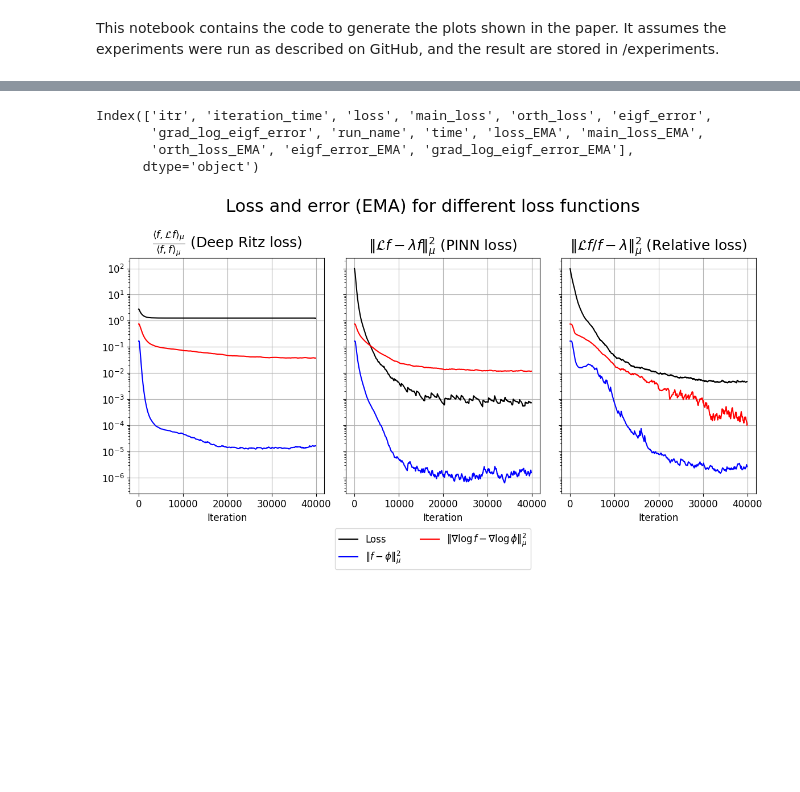
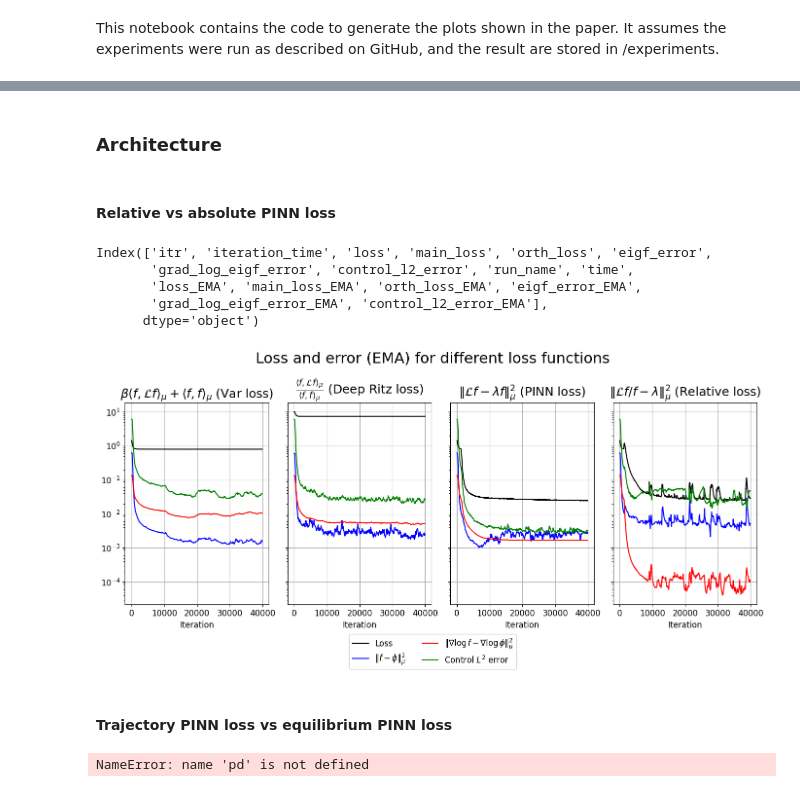
Before and after one commit to lclaeys/eigenfunction-solver, a Jupyter notebook: plots.ipynb, the cells around one changed output, grey strips where cells are left out. Saved outputs shown, nothing was run; the diff lists cells and outputs as text; code cells hidden in the pictures; blank space fills up the shorter version.

Commit message:
plots

```diff
--- a/plots.ipynb
+++ b/plots.ipynb
@@ -8,0 +17,16 @@ import matplotlib.pyplot as plt
+# %%
+cfg = OmegaConf.load('experiment_cfg.yaml')
+cfg.setting = "OU_quadratic_hard"
+cfg.d = 20
+cfg.T = 4.0
+ts = torch.linspace(0, cfg.T, cfg.num_steps + 1).to(cfg.device)
+x0, sigma, optimal_sde, neural_sde = define_variables(cfg, ts)
+optimal_sde.use_learned_control = False
+# %%
+state0 = x0.repeat(cfg.optim.batch_size, 1)
+states,_,_,_,_,target_controls = stochastic_trajectories(
+                            optimal_sde,
+                            state0,
+                            ts.to(state0),
+                            cfg.lmbd,
+                            detach=True)
@@ -9,66 +56,76 @@ import matplotlib.pyplot as plt
+# %% [markdown]
+### Architecture
+# %% [markdown]
+#### Relative vs absolute PINN loss
 # %%
-experiment_name = "OU_anisotropic"
-run_names = ['ritz','pinn','rel']
+experiment_name = "OU_stable_d20"
+run_names = ['var','ritz','pinn','rel']
 # %%
 dfs = []
 for run_name in run_names:
     df = pd.read_csv(f'experiments/{experiment_name}/{run_name}/logs.csv')
+    df.dropna(how='all', inplace=True)
     df['run_name'] = run_name
-    df.dropna(how='all', inplace=True)
     df['time'] = df['iteration_time'].cumsum()
     df.ffill(inplace=True)
     dfs.append(df)
 
 df = pd.concat(dfs)
 
-EMA_halflife = 500
+EMA_halflife = 200
 for column in df.columns:
     if 'error' in column or 'loss' in column:
         df[f'{column}_EMA'] = (
             df.groupby('run_name')[column]
-            #.transform(lambda x: np.exp(x.apply(lambda x: np.log(x)).ewm(halflife=EMA_halflife, adjust=False).mean()))
-            .transform(lambda x: x.apply(lambda x: x.ewm(halflife=EMA_halflife, adjust=False).mean()))
+            .transform(lambda x: np.exp(x.apply(lambda x: np.log(x)).ewm(halflife=EMA_halflife, adjust=False).mean()))
+            #.transform(lambda x: x.apply(lambda x: x.ewm(halflife=EMA_halflife, adjust=False).mean()))
         )
 
 print(df.columns)
 # %% [output]
 Index(['itr', 'iteration_time', 'loss', 'main_loss', 'orth_loss', 'eigf_error',
-       'grad_log_eigf_error', 'run_name', 'time', 'loss_EMA', 'main_loss_EMA',
-       'orth_loss_EMA', 'eigf_error_EMA', 'grad_log_eigf_error_EMA'],
+       'grad_log_eigf_error', 'control_l2_error', 'run_name', 'time',
+       'loss_EMA', 'main_loss_EMA', 'orth_loss_EMA', 'eigf_error_EMA',
+       'grad_log_eigf_error_EMA', 'control_l2_error_EMA'],
       dtype='object')
 # %%
 with plt.rc_context({'font.size': 12}):
-    fig, axes = plt.subplots(1, 3, figsize=(12,6),sharey=True,sharex=True)  # 1 row, 2 columns
+    fig, axes = plt.subplots(1, len(run_names), figsize=(14,6),sharey=True,sharex=True)  # 1 row, 2 columns
 
     index = 'itr'
+    col_appendix = "_EMA"
     labels = {
+        'var': r'$\beta\langle f, \mathcal{L}f\rangle_\mu + \langle f, f\rangle_\mu$ (Var loss)',
         'ritz': r'$\frac{\langle f, \mathcal{L}f\rangle_\mu}{\langle f, f\rangle_\mu}$ (Deep Ritz loss)',
         'pinn': r'$\|\mathcal{L}f-\lambda f\|_\mu^2$ (PINN loss)',
         'rel': r'$\|\mathcal{L}f/f-\lambda\|_\mu^2$ (Relative loss)',
     }
 
     for i in range(len(run_names)):
         run_df = df.query(f'run_name=="{run_names[i]}"')
-        run_df.plot(x=index,y='loss_EMA', color='black', ax = axes[i],label='Loss')
-        run_df.plot(x=index,y='eigf_error_EMA', color='blue', ax = axes[i],label=r"$\|f-\phi\|_{\mu}^2$")
-        run_df.plot(x=index,y='grad_log_eigf_error_EMA', color='red', ax = axes[i],label=r"$\|\nabla\log f-\nabla \log\phi\|_{\mu}^2$")
+        run_df.plot(x=index,y='loss'+col_appendix, color='black', ax = axes[i],label='Loss')
+        run_df.plot(x=index,y='eigf_error'+col_appendix, color='blue', ax = axes[i],label=r"$\|f-\phi\|_{\mu}^2$")
+        run_df.plot(x=index,y='grad_log_eigf_error'+col_appendix, color='red', ax = axes[i],label=r"$\|\nabla\log f-\nabla \log\phi\|_{\mu}^2$")
+        run_df.plot(x=index,y='control_l2_error'+col_appendix, color='green', ax = axes[i],label=r"Control $L^2$ error")
 
         #ax[i].set_title("$\|f-\phi\|_{\mu}^2$")
         axes[i].set_title(labels[run_names[i]],fontsize=18)
         axes[i].set_yscale('log')
         axes[i].grid()
         axes[i].set_xlabel('Time (s)' if index=="time" else "Iteration")
-        #axes[i].set_xlim(0,20000)
+        #axes[i].set_xlim(0,80000)
 
     for ax in axes:
         ax.legend().set_visible(False)
 
     # Create shared legend
     handles, labels = axes[0].get_legend_handles_labels()
     fig.legend(handles, labels, loc='lower center', ncol=2, bbox_to_anchor=(0.5, -0.12))
     plt.suptitle('Loss and error (EMA) for different loss functions',fontsize=22)
 
     plt.tight_layout()
     plt.show()
 # %% [output]
-[figure, old version]
+[figure, new version]
+# %% [markdown]
+#### Trajectory PINN loss vs equilibrium PINN loss
@@ -74,0 +135,24 @@ with plt.rc_context({'font.size': 12}):
+# %%
+dfs = []
+for run_name in run_names:
+    df = pd.read_csv(f'experiments/{experiment_name}/{run_name}/logs.csv')
+    df.dropna(how='all', inplace=True)
+    df['run_name'] = run_name
+    df['time'] = df['iteration_time'].cumsum()
+    df.ffill(inplace=True)
+    dfs.append(df)
+
+df = pd.concat(dfs)
+
+EMA_halflife = 20
+for column in df.columns:
+    if 'error' in column or 'loss' in column:
+        df[f'{column}_EMA'] = (
+            df.groupby('run_name')[column]
+            .transform(lambda x: np.exp(x.apply(lambda x: np.log(x)).ewm(halflife=EMA_halflife, adjust=False).mean()))
+            #.transform(lambda x: x.apply(lambda x: x.ewm(halflife=EMA_halflife, adjust=False).mean()))
+        )
+
+print(df.columns)
+# %% [output]
+NameError: name 'pd' is not defined
```
Also changed, not shown: parts of 26 cells of this notebook.
